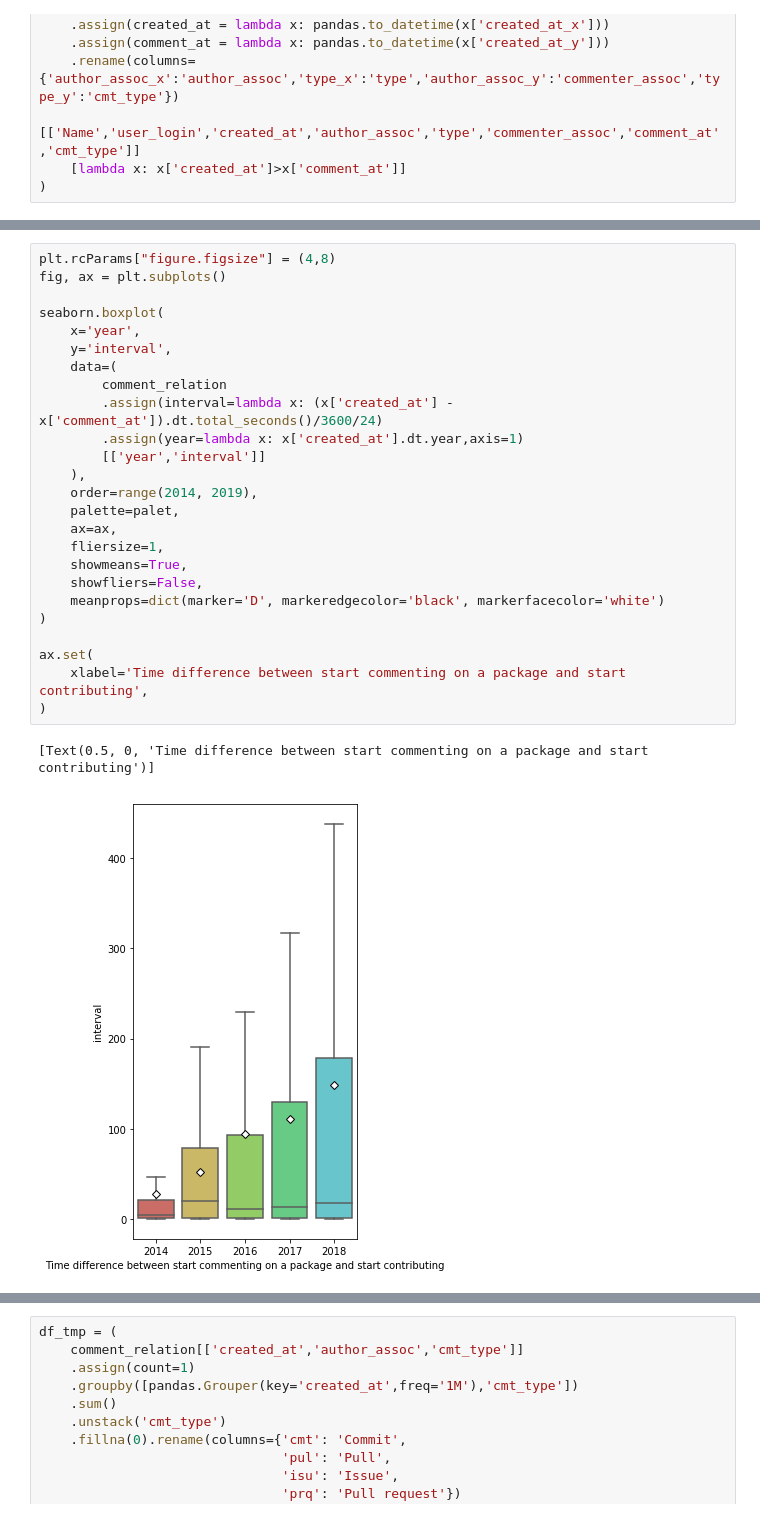
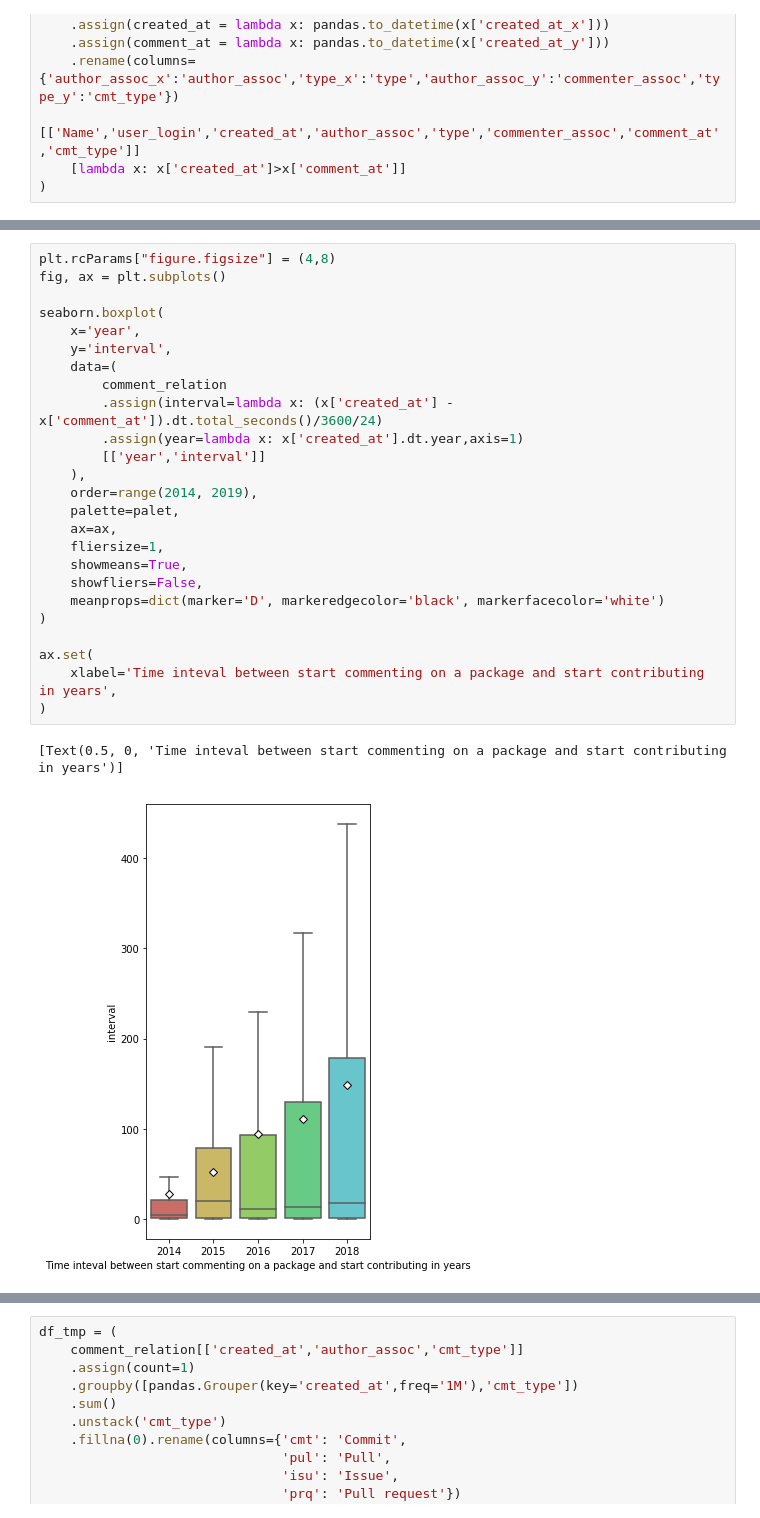
Before and after one commit to MehdiGol/PackagesDependencies-Contributors-Relationship, a Jupyter notebook: notebooks/Question 3.ipynb, the cells around one changed output, grey strips where cells are left out. Drawn from its saved outputs; the diff is of its cells as text.

```diff
--- a/notebooks/Question 3.ipynb
+++ b/notebooks/Question 3.ipynb
@@ -134,31 +134,31 @@ comment_relation.head()
 # %%
 plt.rcParams["figure.figsize"] = (4,8)
 fig, ax = plt.subplots()
 
 seaborn.boxplot(
     x='year',
     y='interval',
     data=(
         comment_relation
         .assign(interval=lambda x: (x['created_at'] - x['comment_at']).dt.total_seconds()/3600/24)
         .assign(year=lambda x: x['created_at'].dt.year,axis=1)
         [['year','interval']]
     ),
     order=range(2014, 2019),
     palette=palet,
     ax=ax,
     fliersize=1,
     showmeans=True,
     showfliers=False,
     meanprops=dict(marker='D', markeredgecolor='black', markerfacecolor='white')
 )
 
 ax.set(
-    xlabel='Time difference between start commenting on a package and start contributing',
+    xlabel='Time inteval between start commenting on a package and start contributing in years',
 )
 # %% [output]
-[Text(0.5, 0, 'Time difference between start commenting on a package and start contributing')]
+[Text(0.5, 0, 'Time inteval between start commenting on a package and start contributing in years')]
-[figure, old version]
+[figure, new version]
 # %%
 plt.rcParams["figure.figsize"] = (4,8)
 fig, ax = plt.subplots()
```
Also changed, not shown: parts of 2 cells of this notebook, 4 other files.
